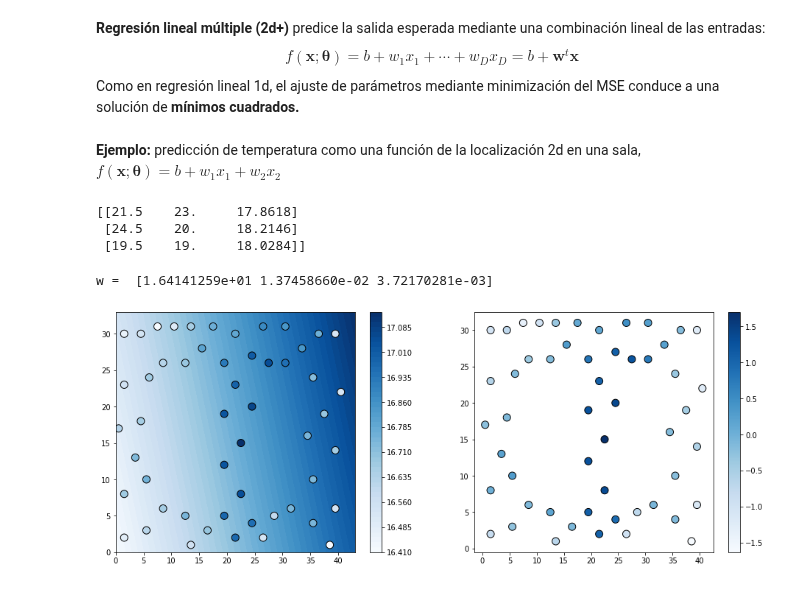
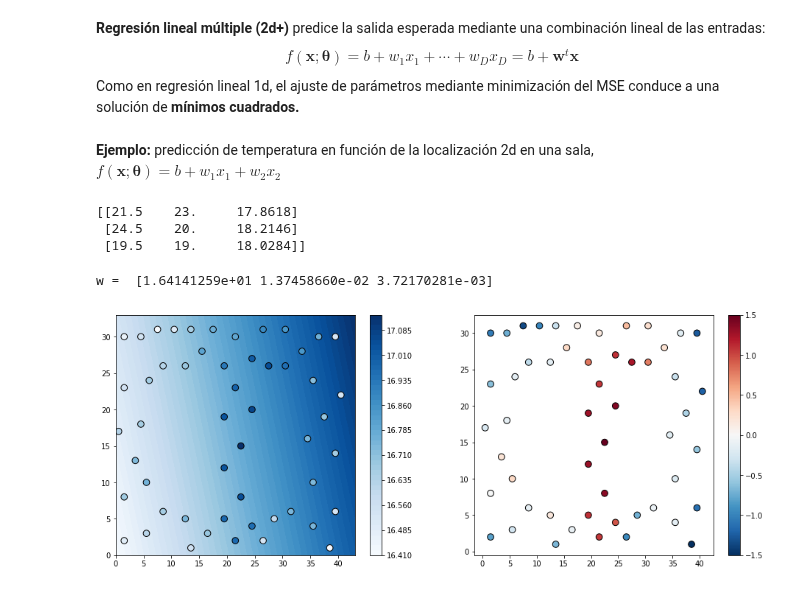
Before and after one commit to AlfonsJ/PML1, a Jupyter notebook: T01 Introducción/1.2 Aprendizaje supervisado/1.2.2 Regresión.ipynb, the cells around one changed output. Drawn from its saved outputs; the diff is of its cells as text; code cells hidden in the pictures.

```diff
--- a/T01 Introducción/1.2 Aprendizaje supervisado/1.2.2 Regresión.ipynb
+++ b/T01 Introducción/1.2 Aprendizaje supervisado/1.2.2 Regresión.ipynb
@@ -52,16 +52,14 @@ w =  [-4.35089704  0.53773872]
 $$f(\boldsymbol{x};\boldsymbol{\theta})=b+w_1x_1+\cdots+w_Dx_D=b+\boldsymbol{w}^t\boldsymbol{x}$$
 Como en regresión lineal 1d, el ajuste de parámetros mediante minimización del MSE conduce a una solución de **mínimos cuadrados.**
 # %% [markdown]
-**Ejemplo:** predicción de temperatura como una función de la localización 2d en una sala, $f(\boldsymbol{x};\boldsymbol{\theta})=b+w_1x_1+w_2x_2$
+**Ejemplo:** predicción de temperatura en función de la localización 2d en una sala, $f(\boldsymbol{x};\boldsymbol{\theta})=b+w_1x_1+w_2x_2$
 # %%
 import numpy as np
 from scipy.io import loadmat
 import requests
 from io import BytesIO
 url = "https://raw.githubusercontent.com/probml/probml-data/main/data/moteData/moteData.mat"
-response = requests.get(url)
-rawdata = BytesIO(response.content)
-data = loadmat(rawdata)
+data = loadmat(BytesIO(requests.get(url).content))
 X, y = data["X"], data["y"]; N = X.shape[0]
 print(np.hstack((X, y))[:3, :])
 # %% [output]
@@ -71,15 +69,16 @@ print(np.hstack((X, y))[:3, :])
 # %%
 import matplotlib.pyplot as plt
 X1 = np.c_[np.ones((N, 1)), X]
 w = np.linalg.lstsq(X1, y, rcond=None)[0].squeeze()
 print("w = ", w); fig, axes = plt.subplots(1, 2, figsize=(16, 6))
 xx, yy = np.meshgrid(np.linspace(0, 43, num=100), np.linspace(0, 33, num=100))
 z = lambda x: w[0] + np.dot(w[1:], x)
 zz = np.apply_along_axis(z, 1, np.c_[xx.ravel(), yy.ravel()]).reshape(xx.shape)
 ax = axes[0]; cp = ax.contourf(xx, yy, zz, 50, cmap='Blues'); plt.colorbar(cp, ax=ax)
-ax.scatter(*X.T, c=y.reshape(1, -1), cmap='Blues', edgecolors='black', s=100);
+ax.scatter(*X.T, c=y.reshape(1, -1), cmap='Blues', edgecolors='black', s=75);
 ax = axes[1]; res = y - np.apply_along_axis(z, 1, X).reshape(-1, 1) # residuos
-sp = ax.scatter(*X.T, c=res, cmap='Blues', edgecolors='black', s=100); plt.colorbar(sp, ax=ax);
+sp = ax.scatter(*X.T, c=res, cmap='RdBu_r', edgecolors='black', s=75, vmin=-1.5, vmax=1.5)
+plt.colorbar(sp, ax=ax);
 # %% [output]
 w =  [1.64141259e+01 1.37458660e-02 3.72170281e-03]
-[figure, old version]
+[figure, new version]
```
Also changed, not shown: parts of 6 cells of this notebook.
